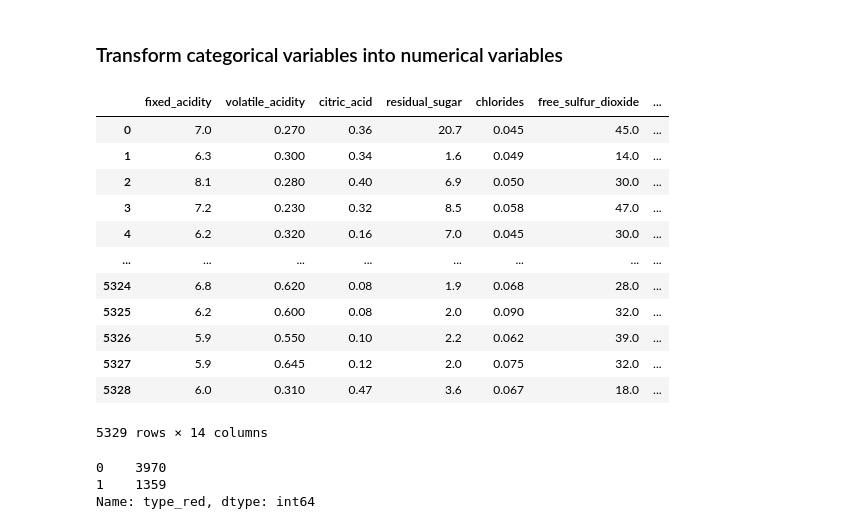
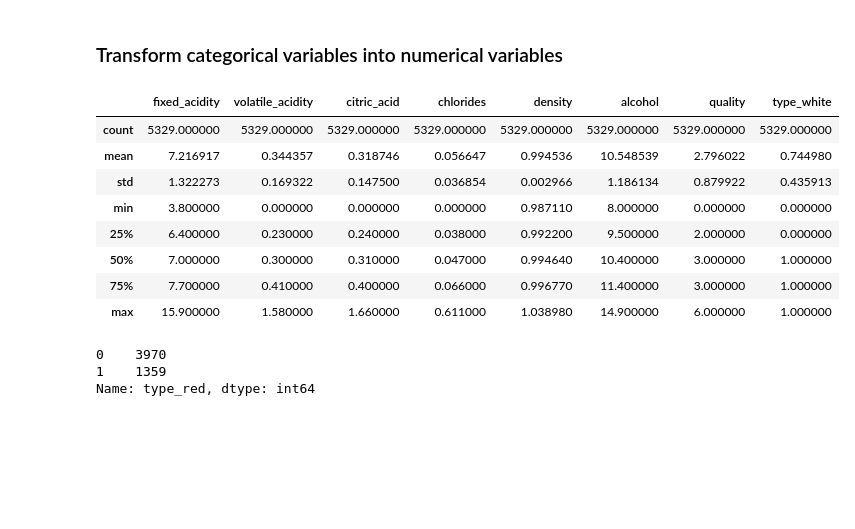
Before and after one commit to MarieGotthardt/id2223-lab1, a Jupyter notebook: wine-eda-and-backfill-feature-group.ipynb, the cells around one changed output. Saved outputs shown, nothing was run; the diff lists cells and outputs as text; code cells hidden in the pictures; blank space fills up the shorter version.

```diff
--- a/wine-eda-and-backfill-feature-group.ipynb
+++ b/wine-eda-and-backfill-feature-group.ipynb
@@ -159,25 +159,21 @@ wine_df.describe()
 # %%
 for column in wine_df.columns:
     if pd.api.types.is_categorical_dtype(wine_df[column]) or pd.api.types.is_object_dtype(wine_df[column]):
         one_hot = pd.get_dummies(wine_df[column], prefix=column)
         wine_df = wine_df.drop(column, axis = 1)
         wine_df = wine_df.join(one_hot)
 
-display(wine_df)
+wine_df.describe()
 # %% [output]
-|  | fixed_acidity | volatile_acidity | citric_acid | residual_sugar | chlorides | free_sulfur_dioxide | ... |
-| 0 | 7.0 | 0.270 | 0.36 | 20.7 | 0.045 | 45.0 | ... |
-| 1 | 6.3 | 0.300 | 0.34 | 1.6 | 0.049 | 14.0 | ... |
-| 2 | 8.1 | 0.280 | 0.40 | 6.9 | 0.050 | 30.0 | ... |
-| 3 | 7.2 | 0.230 | 0.32 | 8.5 | 0.058 | 47.0 | ... |
-| 4 | 6.2 | 0.320 | 0.16 | 7.0 | 0.045 | 30.0 | ... |
-| ... | ... | ... | ... | ... | ... | ... | ... |
-| 5324 | 6.8 | 0.620 | 0.08 | 1.9 | 0.068 | 28.0 | ... |
-| 5325 | 6.2 | 0.600 | 0.08 | 2.0 | 0.090 | 32.0 | ... |
-| 5326 | 5.9 | 0.550 | 0.10 | 2.2 | 0.062 | 39.0 | ... |
-| 5327 | 5.9 | 0.645 | 0.12 | 2.0 | 0.075 | 32.0 | ... |
-| 5328 | 6.0 | 0.310 | 0.47 | 3.6 | 0.067 | 18.0 | ... |
+|  | fixed_acidity | volatile_acidity | citric_acid | chlorides | density | alcohol | quality | type_white |
+| count | 5329.000000 | 5329.000000 | 5329.000000 | 5329.000000 | 5329.000000 | 5329.000000 | 5329.000000 | 5329.000000 |
+| mean | 7.216917 | 0.344357 | 0.318746 | 0.056647 | 0.994536 | 10.548539 | 2.796022 | 0.744980 |
+| std | 1.322273 | 0.169322 | 0.147500 | 0.036854 | 0.002966 | 1.186134 | 0.879922 | 0.435913 |
+| min | 3.800000 | 0.000000 | 0.000000 | 0.000000 | 0.987110 | 8.000000 | 0.000000 | 0.000000 |
+| 25% | 6.400000 | 0.230000 | 0.240000 | 0.038000 | 0.992200 | 9.500000 | 2.000000 | 0.000000 |
+| 50% | 7.000000 | 0.300000 | 0.310000 | 0.047000 | 0.994640 | 10.400000 | 3.000000 | 1.000000 |
+| 75% | 7.700000 | 0.410000 | 0.400000 | 0.066000 | 0.996770 | 11.400000 | 3.000000 | 1.000000 |
+| max | 15.900000 | 1.580000 | 1.660000 | 0.611000 | 1.038980 | 14.900000 | 6.000000 | 1.000000 |
-5329 rows × 14 columns
 # %%
 wine_df["type_red"].value_counts()
 # %% [output]
```
Also changed, not shown: parts of 7 cells of this notebook, 5 other files.
